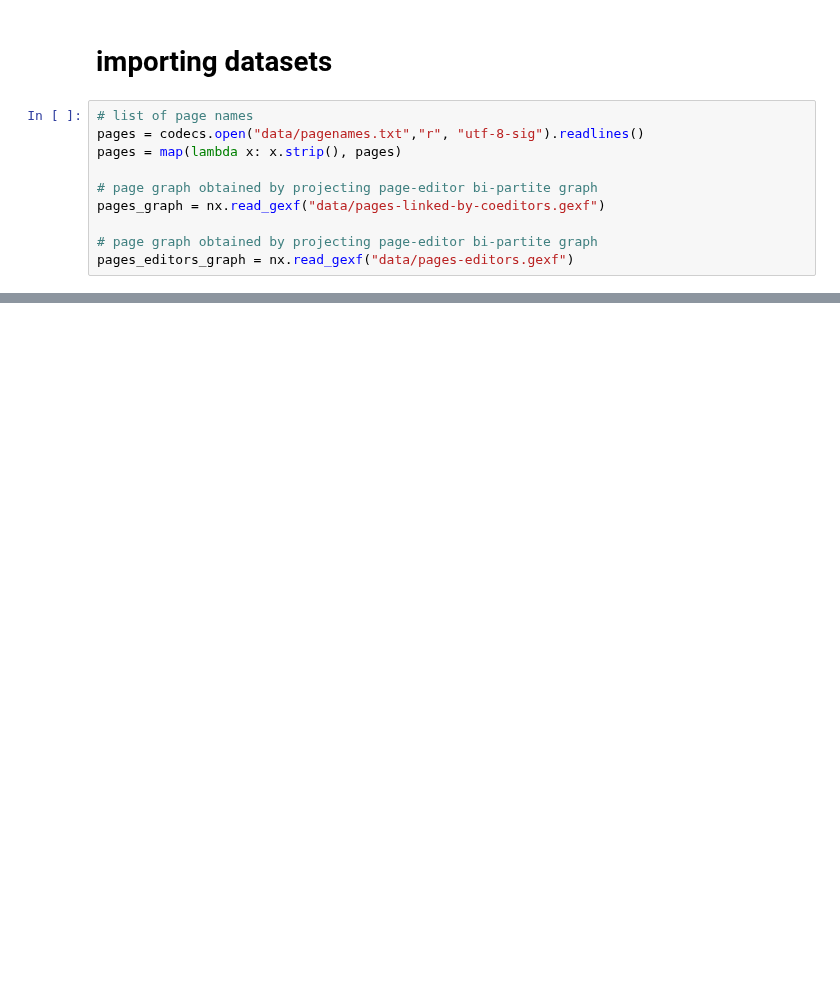
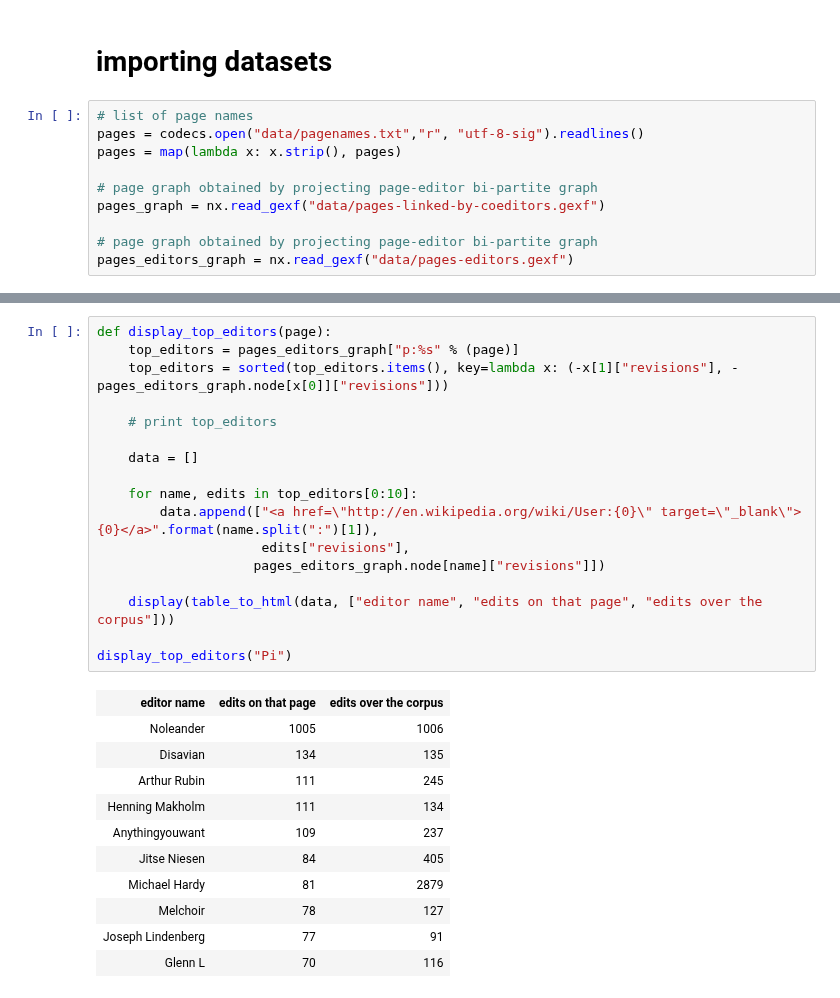
Before and after one commit to WeKeyPedia/notebooks, a Jupyter notebook: geometry/pages - individual report.ipynb, the cells around one changed output, grey strips where cells are left out. Cells and saved outputs as stored; diff of their text form; blank space fills up the shorter version.

```diff
--- a/geometry/pages - individual report.ipynb
+++ b/geometry/pages - individual report.ipynb
@@ -23,0 +41,29 @@ pages_editors_graph = nx.read_gexf("data/pages-editors.gexf")
+# %%
+def display_top_editors(page):
+    top_editors = pages_editors_graph["p:%s" % (page)]
+    top_editors = sorted(top_editors.items(), key=lambda x: (-x[1]["revisions"], -pages_editors_graph.node[x[0]]["revisions"]))
+
+    # print top_editors
+
+    data = []
+
+    for name, edits in top_editors[0:10]:
+        data.append(["<a href=\"http://en.wikipedia.org/wiki/User:{0}\" target=\"_blank\">{0}</a>".format(name.split(":")[1]),
+                     edits["revisions"],
+                    pages_editors_graph.node[name]["revisions"]])
+
+    display(table_to_html(data, ["editor name", "edits on that page", "edits over the corpus"]))
+
+display_top_editors("Pi")
+# %% [output]
+| editor name | edits on that page | edits over the corpus |
+| Noleander | 1005 | 1006 |
+| Disavian | 134 | 135 |
+| Arthur Rubin | 111 | 245 |
+| Henning Makholm | 111 | 134 |
+| Anythingyouwant | 109 | 237 |
+| Jitse Niesen | 84 | 405 |
+| Michael Hardy | 81 | 2879 |
+| Melchoir | 78 | 127 |
+| Joseph Lindenberg | 77 | 91 |
+| Glenn L | 70 | 116 |
```
Also changed, not shown: parts of 5 cells of this notebook.
